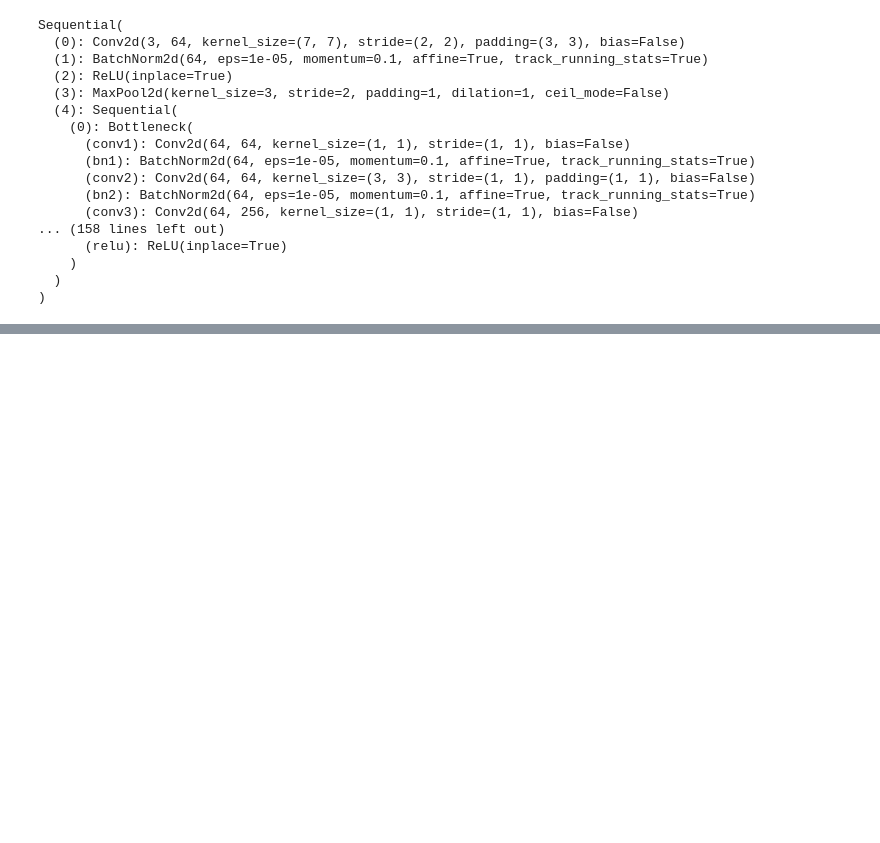
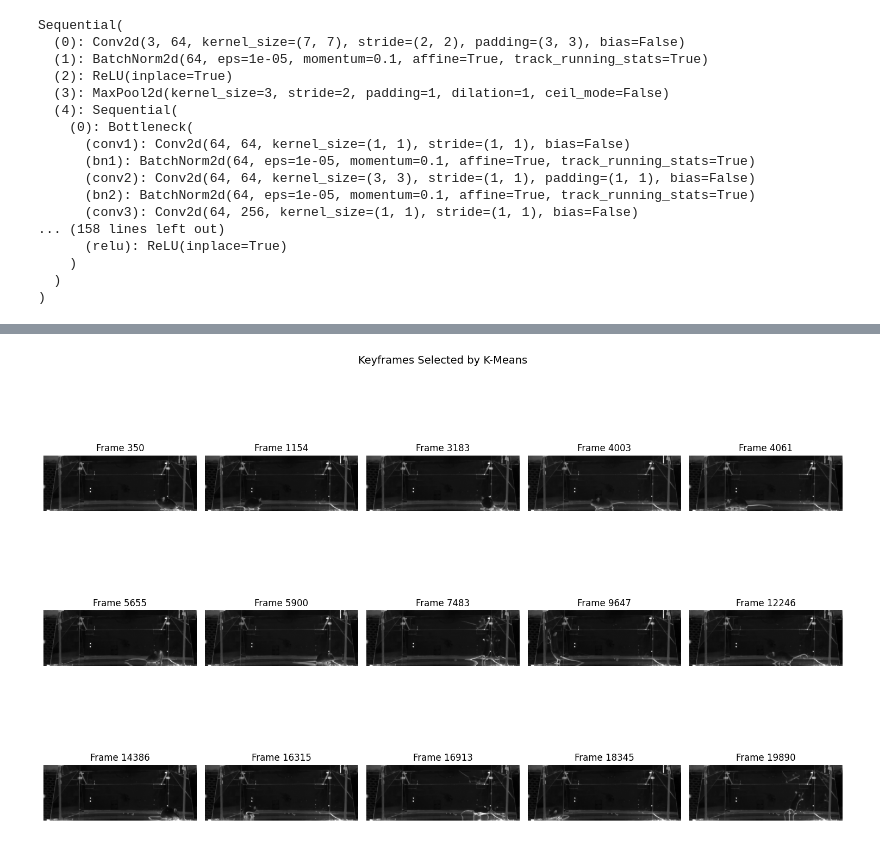
Before and after one commit to Thomasbush9/thesis-project, a Jupyter notebook: notebooks/keyframe_selection.ipynb, the cells around one changed output, grey strips where cells are left out. Drawn from its saved outputs; the diff is of its cells as text; code cells hidden in the pictures; blank space fills up the shorter version.

Commit message:
computed KMEAN, hamming dist, utils.py

```diff
--- a/notebooks/keyframe_selection.ipynb
+++ b/notebooks/keyframe_selection.ipynb
@@ -180,0 +183,29 @@ f = np.concatenate(features)
+# %%
+features_np = f.mean(axis=(2, 3))
+# %%
+pca = PCA(n_components = .9)
+features_pca = pca.fit_transform(features_np)
+# %%
+kmeans = KMeans(n_clusters=30, random_state=42)
+kmeans.fit(features_pca)
+
+closest_indices, _ = pairwise_distances_argmin_min(kmeans.cluster_centers_, features_pca)
+keyframe_indices = sorted(closest_indices)
+# %%
+# display some of the keyframes
+n_rows, n_cols = 3, 5  # 3x5 grid to show 15 frames
+fig, axs = plt.subplots(n_rows, n_cols, figsize=(15, 10))
+axs = axs.flatten()
+
+# Display up to 15 keyframes
+for i, ax in enumerate(axs):
+    if i < len(keyframe_indices):
+        ax.imshow(video_array[keyframe_indices[i]], cmap='gray')
+        ax.set_title(f'Frame {keyframe_indices[i]}')
+    ax.axis('off')  # Hide axes
+
+plt.tight_layout()
+fig.suptitle("Keyframes Selected by K-Means", y=1.02, fontsize=14)
+plt.show()
+# %% [output]
+[figure, added]
```
Also changed, not shown: parts of 7 cells of this notebook, 1 other file.
